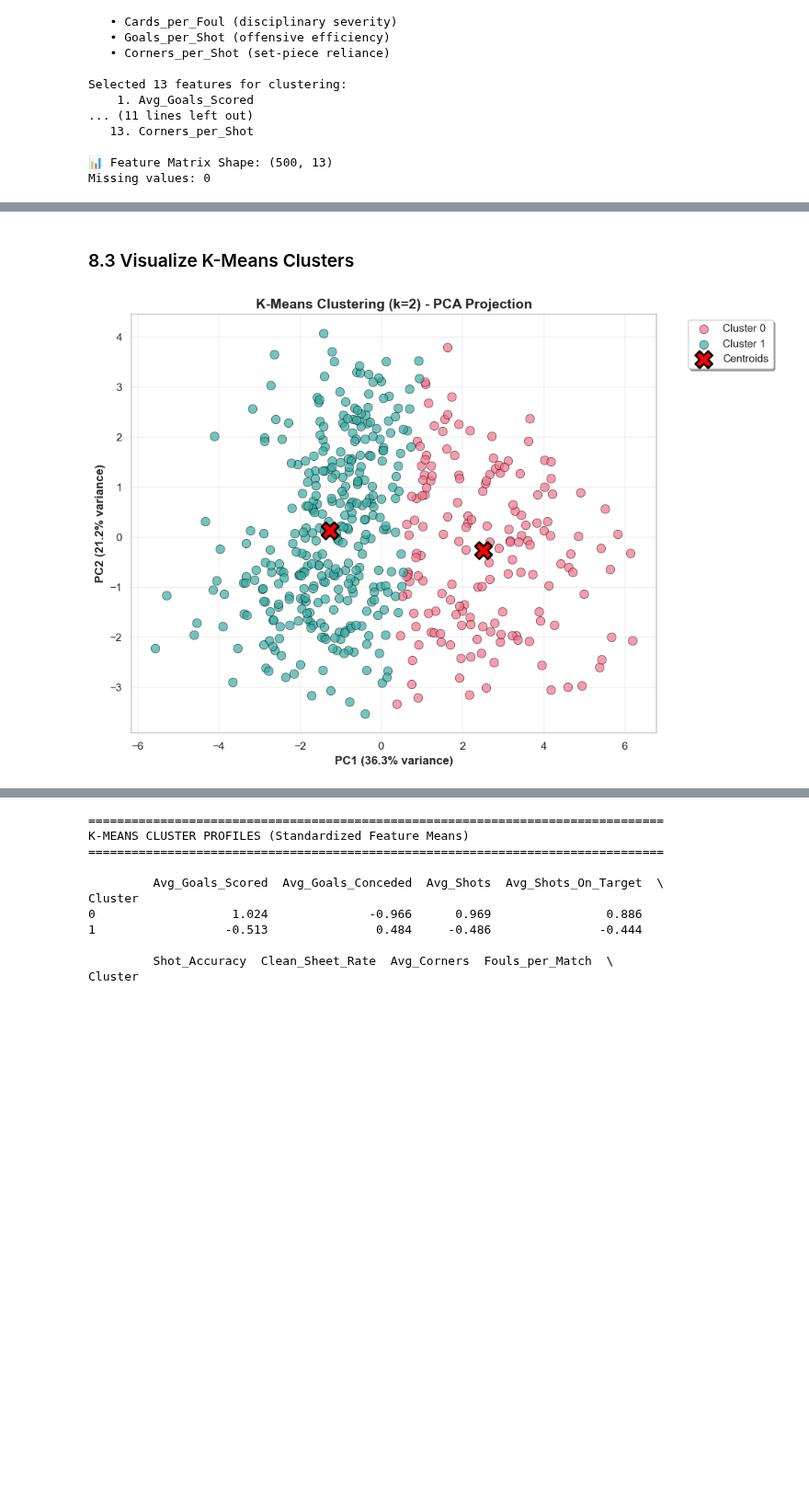
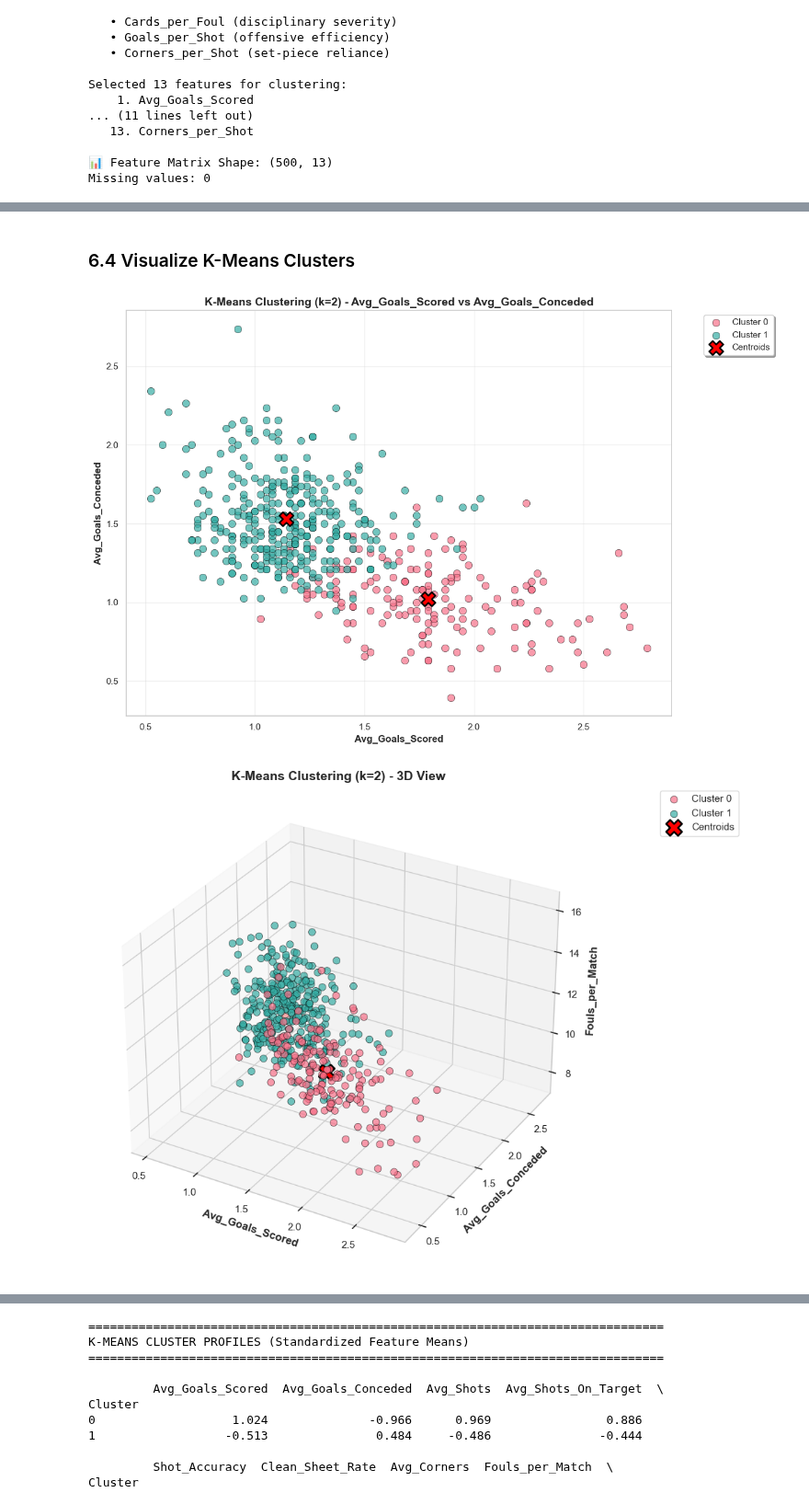
Before and after one commit to AtfastrSlushyMaker/pl-standings-prediction-project, a Jupyter notebook: notebooks/BO3_team_segmentation.ipynb, the cells around one changed output, grey strips where cells are left out. Shown at 92% size. Drawn from its saved outputs; the diff is of its cells as text; code cells hidden in the pictures; blank space fills up the shorter version.

```diff
--- a/notebooks/BO3_team_segmentation.ipynb
+++ b/notebooks/BO3_team_segmentation.ipynb
@@ -423,12 +437,17 @@ k=9: Inertia=2832.12, Silhouette=0.1439
 # %%
-# Train final K-Means model with best k
-kmeans_final = KMeans(n_clusters=best_k, random_state=RANDOM_STATE, n_init=10)
+# Train final K-Means model with best parameters
+kmeans_final = KMeans(
+    n_clusters=best_k,
+    random_state=RANDOM_STATE,
+    n_init=grid_search.best_params_.get('n_init', 10),
+    max_iter=grid_search.best_params_.get('max_iter', 300),
+    init=grid_search.best_params_.get('init', 'k-means++')
+)
 kmeans_labels = kmeans_final.fit_predict(X_scaled)
 
 df_feat['cluster_kmeans'] = kmeans_labels
-df_pca['cluster_kmeans'] = kmeans_labels
 
-print(f' K-Means model trained with k={best_k}')
+print(f'✅ K-Means model trained with k={best_k}')
 print(f'\nCluster distribution:')
 print(pd.Series(kmeans_labels).value_counts().sort_index())
 # %% [output]
@@ -439,31 +458,67 @@ Cluster distribution:
 1    333
 Name: count, dtype: int64
 # %% [markdown]
-### 8.3 Visualize K-Means Clusters
+### 6.4 Visualize K-Means Clusters
 # %%
-# Visualize clusters in PCA space
-plt.figure(figsize=(10, 7))
+# Visualize clusters using first 2 features for simplicity
+feature_x, feature_y = 'Avg_Goals_Scored', 'Avg_Goals_Conceded'
+
+plt.figure(figsize=(12, 8))
 palette = sns.color_palette('husl', n_colors=best_k)
 
 for cluster in range(best_k):
     mask = kmeans_labels == cluster
-    plt.scatter(X_pca[mask, 0], X_pca[mask, 1],
+    plt.scatter(df_feat.loc[mask, feature_x], df_feat.loc[mask, feature_y],
                color=palette[cluster], label=f'Cluster {cluster}',
                alpha=0.7, s=80, edgecolors='black', linewidth=0.5)
 
 # Plot centroids
-centroids_pca = pca.transform(kmeans_final.cluster_centers_)
-plt.scatter(centroids_pca[:, 0], centroids_pca[:, 1],
+centroids_original = scaler.inverse_transform(kmeans_final.cluster_centers_)
+centroid_features = pd.DataFrame(centroids_original, columns=style_features)
+plt.scatter(centroid_features[feature_x], centroid_features[feature_y],
            c='red', marker='X', s=300, edgecolors='black', linewidth=2,
            label='Centroids', zorder=10)
 
-plt.xlabel(f'PC1 ({pca.explained_variance_ratio_[0]*100:.1f}% variance)', fontweight='bold')
-plt.ylabel(f'PC2 ({pca.explained_variance_ratio_[1]*100:.1f}% variance)', fontweight='bold')
-plt.title(f'K-Means Clustering (k={best_k}) - PCA Projection', fontsize=14, fontweight='bold')
+plt.xlabel(feature_x, fontweight='bold', fontsize=12)
+plt.ylabel(feature_y, fontweight='bold', fontsize=12)
+plt.title(f'K-Means Clustering (k={best_k}) - {feature_x} vs {feature_y}',
+         fontsize=14, fontweight='bold')
 plt.legend(bbox_to_anchor=(1.05, 1), loc='upper left', frameon=True, shadow=True)
 plt.grid(alpha=0.3)
 plt.tight_layout()
 plt.show()
+
+# Additional visualization: 3D plot
+from mpl_toolkits.mplot3d import Axes3D
+
+fig = plt.figure(figsize=(12, 8))
+ax = fig.add_subplot(111, projection='3d')
+
+feature_z = 'Fouls_per_Match'
+
+for cluster in range(best_k):
+    mask = kmeans_labels == cluster
+    ax.scatter(df_feat.loc[mask, feature_x],
+              df_feat.loc[mask, feature_y],
+              df_feat.loc[mask, feature_z],
+              color=palette[cluster], label=f'Cluster {cluster}',
+              alpha=0.7, s=60, edgecolors='black', linewidth=0.5)
+
+# Plot centroids
+ax.scatter(centroid_features[feature_x],
+          centroid_features[feature_y],
+          centroid_features[feature_z],
+          c='red', marker='X', s=300, edgecolors='black', linewidth=2,
+          label='Centroids', zorder=10)
+
+ax.set_xlabel(feature_x, fontweight='bold')
+ax.set_ylabel(feature_y, fontweight='bold')
+ax.set_zlabel(feature_z, fontweight='bold')
+ax.set_title(f'K-Means Clustering (k={best_k}) - 3D View', fontsize=14, fontweight='bold')
+ax.legend(bbox_to_anchor=(1.15, 1), loc='upper left')
+plt.tight_layout()
+plt.show()
 # %% [output]
-[figure, old version]
+[figure, new version]
+[figure, added]
 # %% [markdown]
```
Also changed, not shown: parts of 44 cells of this notebook.
